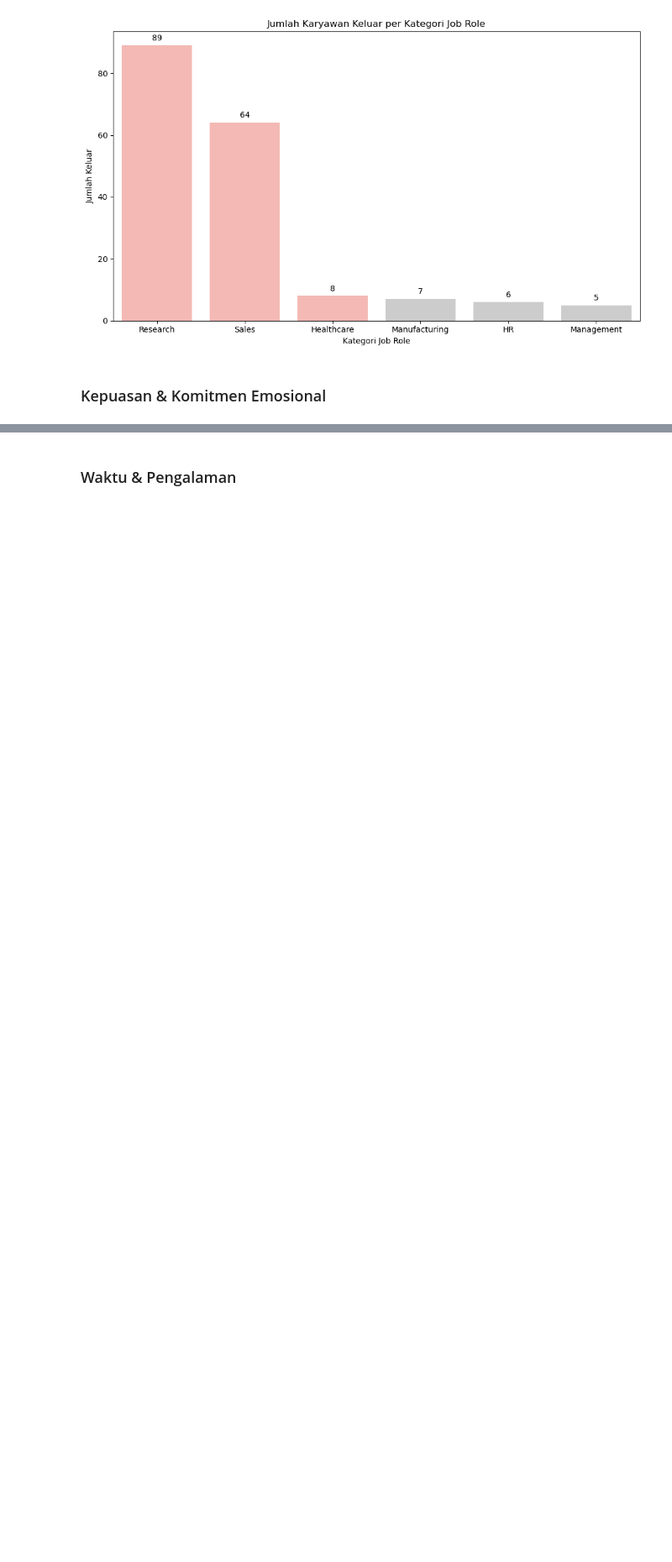
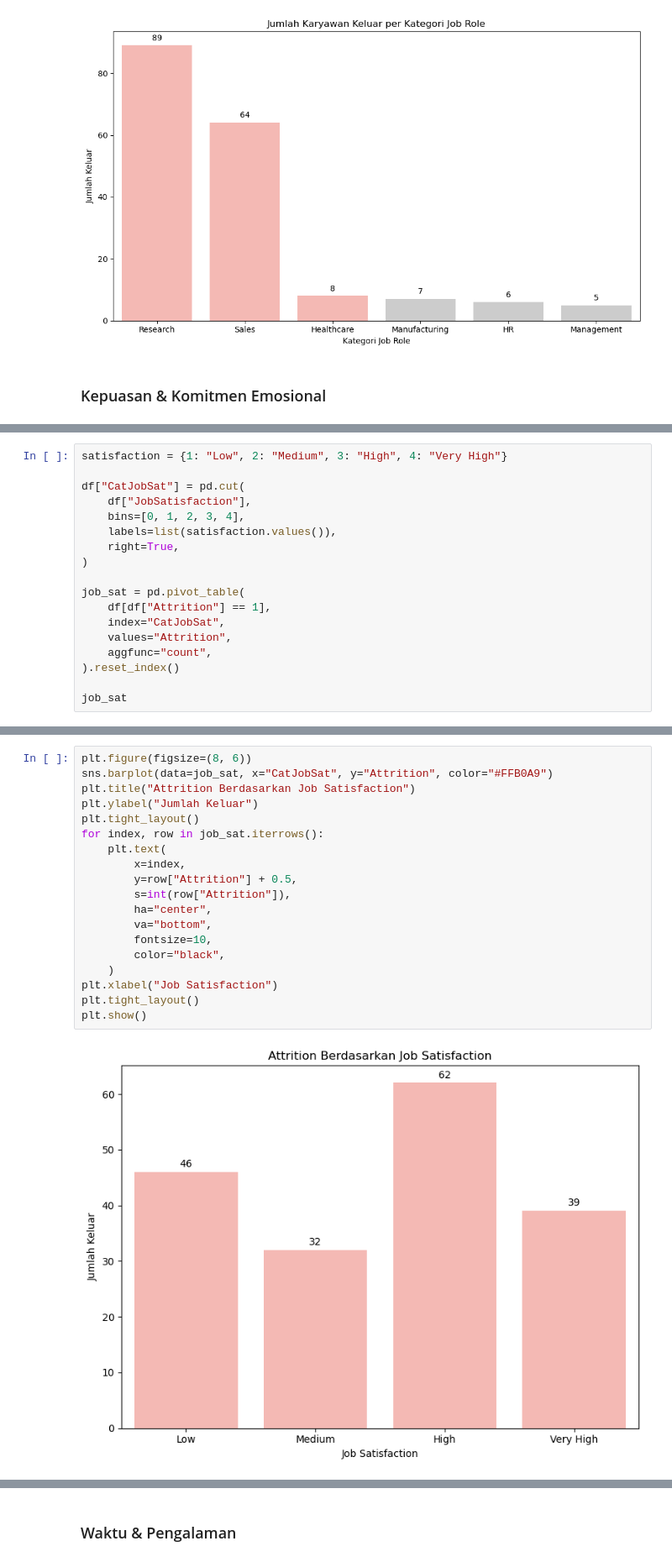
Before and after one commit to muchammadwr/Menyelesaikan-Permasalahan-Human-Resources, a Jupyter notebook: notebook.ipynb, the cells around one changed output, grey strips where cells are left out. Shown at 84% size. Saved outputs shown, nothing was run; the diff lists cells and outputs as text; blank space fills up the shorter version.

```diff
--- a/notebook.ipynb
+++ b/notebook.ipynb
@@ -487,0 +415,18 @@ plt.show()
+# %%
+satisfaction = {1: "Low", 2: "Medium", 3: "High", 4: "Very High"}
+
+df["CatJobSat"] = pd.cut(
+    df["JobSatisfaction"],
+    bins=[0, 1, 2, 3, 4],
+    labels=list(satisfaction.values()),
+    right=True,
+)
+
+job_sat = pd.pivot_table(
+    df[df["Attrition"] == 1],
+    index="CatJobSat",
+    values="Attrition",
+    aggfunc="count",
+).reset_index()
+
+job_sat
@@ -487,0 +439,21 @@ plt.show()
+# %%
+plt.figure(figsize=(8, 6))
+sns.barplot(data=job_sat, x="CatJobSat", y="Attrition", color="#FFB0A9")
+plt.title("Attrition Berdasarkan Job Satisfaction")
+plt.ylabel("Jumlah Keluar")
+plt.tight_layout()
+for index, row in job_sat.iterrows():
+    plt.text(
+        x=index,
+        y=row["Attrition"] + 0.5,
+        s=int(row["Attrition"]),
+        ha="center",
+        va="bottom",
+        fontsize=10,
+        color="black",
+    )
+plt.xlabel("Job Satisfaction")
+plt.tight_layout()
+plt.show()
+# %% [output]
+[figure, added]
```
Also changed, not shown: parts of 41 cells of this notebook.
